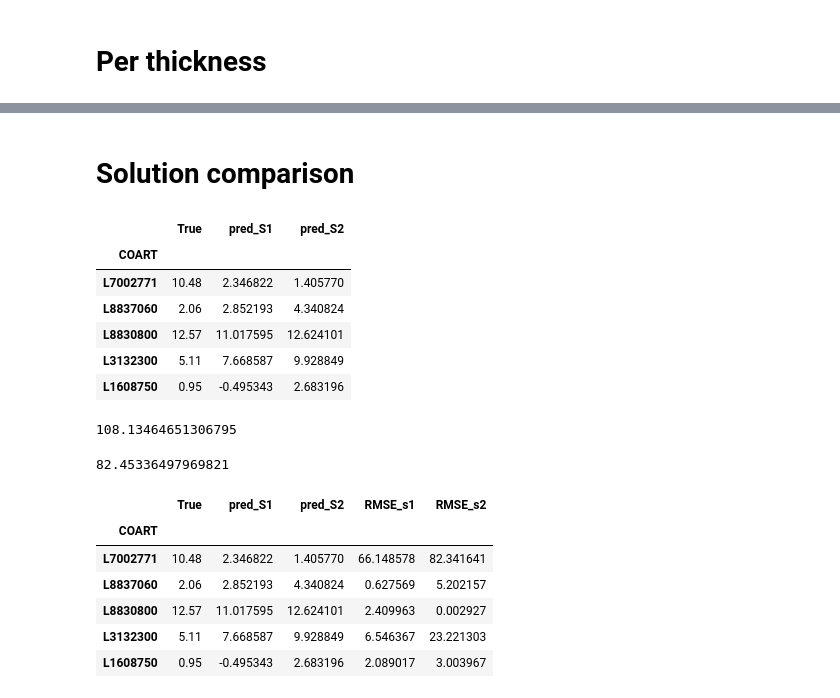
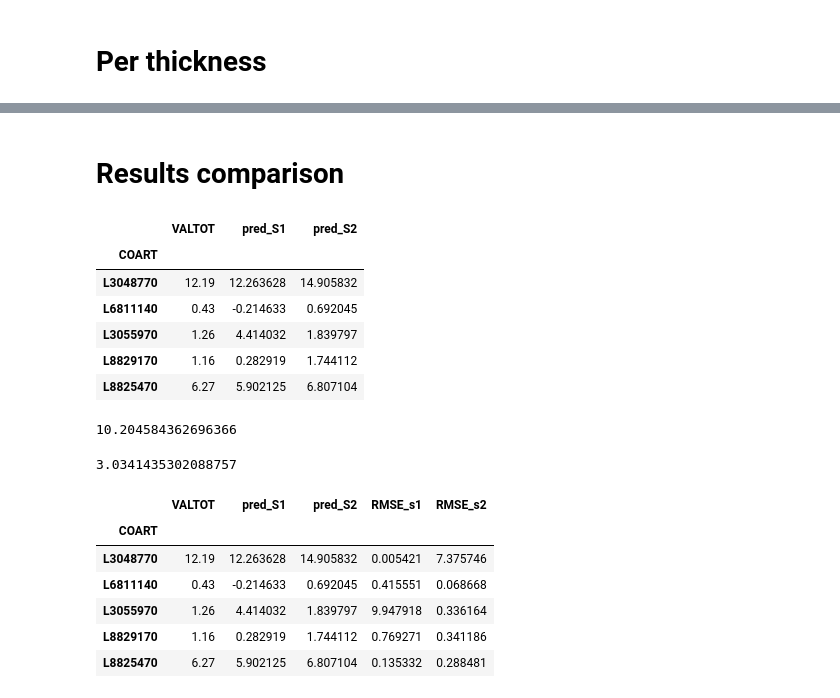
Before and after one commit to rudloffl/sheet-metal-cost-calculator, a Jupyter notebook: Y1 - Notebooks/C1 - baseline.ipynb, the cells around one changed output, grey strips where cells are left out. Saved outputs shown, nothing was run; the diff lists cells and outputs as text; code cells hidden in the pictures.

```diff
--- a/Y1 - Notebooks/C1 - baseline.ipynb
+++ b/Y1 - Notebooks/C1 - baseline.ipynb
@@ -216,7 +274,7 @@ class Regthick(BaseEstimator, TransformerMixin):
                         }
         for thickness in self.thickness:
             setattr(self, 'reg{:02d}'.format(int(thickness)),
-                    GridSearchCV(ElasticNet(alpha=0, l1_ratio=1, random_state=0, normalize=True),
+                    GridSearchCV(ElasticNet(alpha=0, l1_ratio=1, random_state=0, normalize=False),
                                  parameters, cv=3, n_jobs=-2, scoring='neg_mean_squared_error'))
 
             mask = X['thickness']==thickness
@@ -228,7 +286,18 @@ class Regthick(BaseEstimator, TransformerMixin):
     def predict(self, X, y=None):
         thickness = X[0]
         df = np.array(X).reshape(1, -1)
+        #print(thickness)
+        #print(getattr(self, 'reg{:02d}'.format(int(thickness))).predict(df))
         return getattr(self, 'reg{:02d}'.format(int(thickness))).predict(df)
+
+    def get_th_coefs(self):
+        toreturn = []
+        for th in self.thickness:
+            estim = getattr(self, 'reg{:02d}'.format(int(th)))
+            temp = estim.best_estimator_.coef_.copy()
+            temp[0] = th
+            toreturn.append(temp)
+        return np.array(toreturn)
 # %%
 regthick = Regthick()
-regthick.fit(X_train[['thickness', 'minimum_rectangle_area', 'bend_count']], y_train)
+regthick.fit(X_train[limitedset], y_train[target])
@@ -239,43 +342,43 @@ asmset = [[th, rect, bend] for th, rect, bend in zip(X_test.thickness.tolist(),
 # %%
 prediction_s2 = [regthick.predict(x)[0] for x in asmset]
 # %% [markdown]
-# Solution comparison
+# Results comparison
 # %%
-prediction_s2 = [regthick.predict(x)[0] for x in asmset]
-prediction_s1 = regstd.predict(X_test[['thickness', 'minimum_rectangle_area', 'bend_count']])
+prediction_s2 = np.array([regthick.predict(x)[0] for x in asmset])
+prediction_s1 = regstd.predict(X_test[limitedset])
 # %%
-resultset = pd.DataFrame({'True': y_test,
+resultset = pd.DataFrame({target: y_test[target],
                           'pred_S1':prediction_s1,
                           'pred_S2':prediction_s2}, index=y_test.index)
 resultset.head()
 # %% [output]
-|  | True | pred_S1 | pred_S2 |
+|  | VALTOT | pred_S1 | pred_S2 |
 | COART |  |  |  |
-| L7002771 | 10.48 | 2.346822 | 1.405770 |
-| L8837060 | 2.06 | 2.852193 | 4.340824 |
-| L8830800 | 12.57 | 11.017595 | 12.624101 |
-| L3132300 | 5.11 | 7.668587 | 9.928849 |
-| L1608750 | 0.95 | -0.495343 | 2.683196 |
+| L3048770 | 12.19 | 12.263628 | 14.905832 |
+| L6811140 | 0.43 | -0.214633 | 0.692045 |
+| L3055970 | 1.26 | 4.414032 | 1.839797 |
+| L8829170 | 1.16 | 0.282919 | 1.744112 |
+| L8825470 | 6.27 | 5.902125 | 6.807104 |
 # %%
-mean_squared_error(resultset['True'], resultset['pred_S1'])
+mean_squared_error(resultset[target], resultset['pred_S1'])
 # %% [output]
-108.13464651306795
+10.204584362696366
 # %%
-mean_squared_error(resultset['True'], resultset['pred_S2'])
+mean_squared_error(resultset[target], resultset['pred_S2'])
 # %% [output]
-82.45336497969821
+3.0341435302088757
 # %%
-resultset['RMSE_s1'] = (resultset['True']-resultset['pred_S1'])**2
-resultset['RMSE_s2'] = (resultset['True']-resultset['pred_S2'])**2
+resultset['RMSE_s1'] = (resultset[target]-resultset['pred_S1'])**2
+resultset['RMSE_s2'] = (resultset[target]-resultset['pred_S2'])**2
 resultset.head()
 # %% [output]
-|  | True | pred_S1 | pred_S2 | RMSE_s1 | RMSE_s2 |
+|  | VALTOT | pred_S1 | pred_S2 | RMSE_s1 | RMSE_s2 |
 | COART |  |  |  |  |  |
-| L7002771 | 10.48 | 2.346822 | 1.405770 | 66.148578 | 82.341641 |
-| L8837060 | 2.06 | 2.852193 | 4.340824 | 0.627569 | 5.202157 |
-| L8830800 | 12.57 | 11.017595 | 12.624101 | 2.409963 | 0.002927 |
-| L3132300 | 5.11 | 7.668587 | 9.928849 | 6.546367 | 23.221303 |
-| L1608750 | 0.95 | -0.495343 | 2.683196 | 2.089017 | 3.003967 |
+| L3048770 | 12.19 | 12.263628 | 14.905832 | 0.005421 | 7.375746 |
+| L6811140 | 0.43 | -0.214633 | 0.692045 | 0.415551 | 0.068668 |
+| L3055970 | 1.26 | 4.414032 | 1.839797 | 9.947918 | 0.336164 |
+| L8829170 | 1.16 | 0.282919 | 1.744112 | 0.769271 | 0.341186 |
+| L8825470 | 6.27 | 5.902125 | 6.807104 | 0.135332 | 0.288481 |
 # %%
 #
 comparisonset = pd.merge(resultset.reset_index(), X_test.reset_index(), on='COART', how='inner')
```
Also changed, not shown: parts of 34 cells of this notebook, 5 other files.
